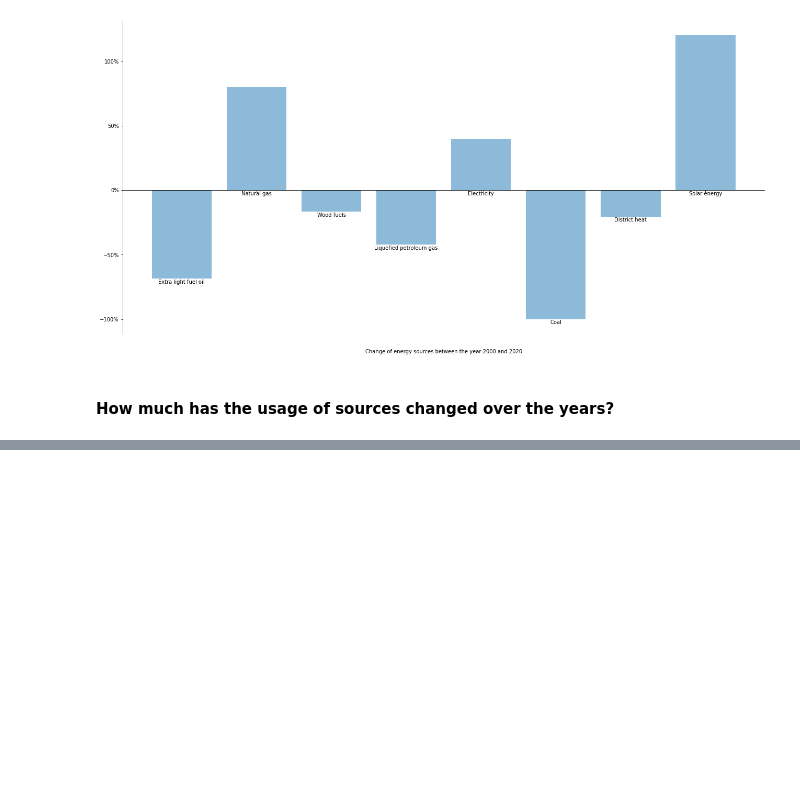
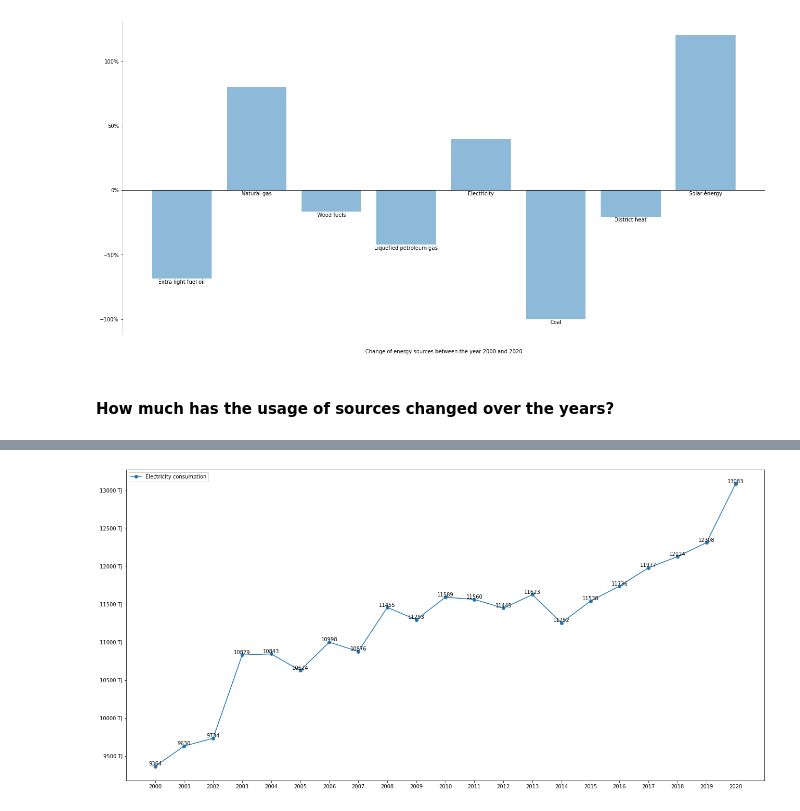
Before and after one commit to TilenBerlak/Data-mining-project, a Jupyter notebook: Projekt/Projekt.ipynb, the cells around one changed output, grey strips where cells are left out. Cells and saved outputs as stored; diff of their text form; code cells hidden in the pictures; blank space fills up the shorter version.

```diff
--- a/Projekt/Projekt.ipynb
+++ b/Projekt/Projekt.ipynb
@@ -248,0 +308,13 @@ plt.show()
+# %%
+elect=[]
+for x in year_dict_all.values():
+    elect.append(x[4][1])
+fig, ax = plt.subplots(figsize=(22, 11))
+ax.yaxis.set_major_formatter(FormatStrFormatter('%d TJ'))
+for i, v in enumerate(elect):
+    ax.text(i, v+12, "%d" %v, ha="center")
+ax.plot(year_dict_all.keys(),elect, marker="o", label="Electricity consumption")
+
+leg = ax.legend(loc="upper left")
+# %% [output]
+[figure, added]
```
Also changed, not shown: parts of 2 cells of this notebook.
